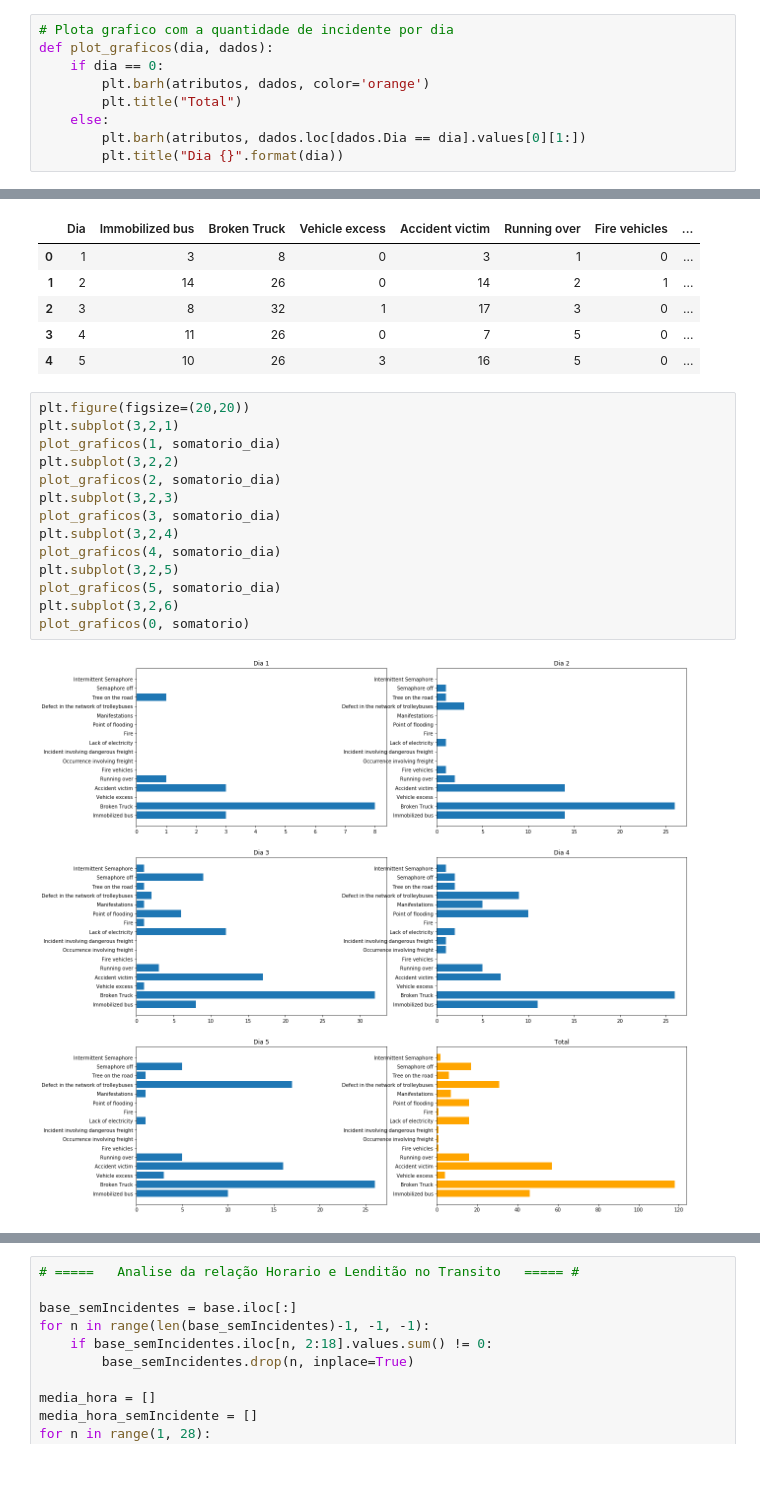
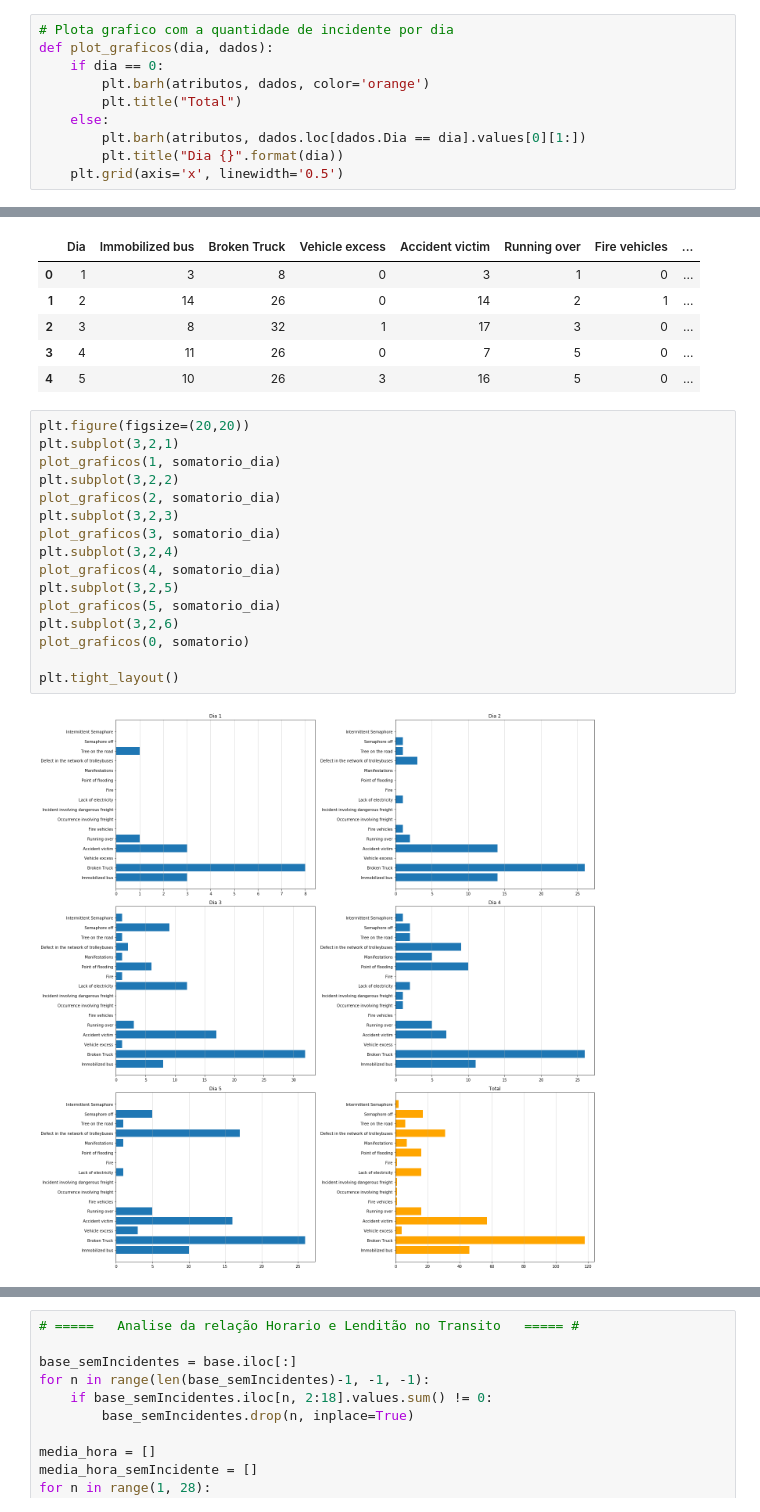
Before and after one commit to brmaciel/Projetos_AnaliseDados, a Jupyter notebook: Analise_Trafego/Analise_Trafego.ipynb, the cells around one changed output, grey strips where cells are left out. Drawn from its saved outputs; the diff is of its cells as text; blank space fills up the shorter version.

```diff
--- a/Analise_Trafego/Analise_Trafego.ipynb
+++ b/Analise_Trafego/Analise_Trafego.ipynb
@@ -20,6 +21,7 @@ def plot_graficos(dia, dados):
     else:
         plt.barh(atributos, dados.loc[dados.Dia == dia].values[0][1:])
         plt.title("Dia {}".format(dia))
+    plt.grid(axis='x', linewidth='0.5')
 # %%
 # Tratamento dos dados
 base = pd.read_csv("traffic.csv", sep=";")
@@ -65,16 +67,18 @@ somatorio_dia
 # %%
 plt.figure(figsize=(20,20))
 plt.subplot(3,2,1)
 plot_graficos(1, somatorio_dia)
 plt.subplot(3,2,2)
 plot_graficos(2, somatorio_dia)
 plt.subplot(3,2,3)
 plot_graficos(3, somatorio_dia)
 plt.subplot(3,2,4)
 plot_graficos(4, somatorio_dia)
 plt.subplot(3,2,5)
 plot_graficos(5, somatorio_dia)
 plt.subplot(3,2,6)
 plot_graficos(0, somatorio)
+
+plt.tight_layout()
 # %% [output]
-[figure, old version]
+[figure, new version]
```
Also changed, not shown: parts of 21 cells of this notebook.
